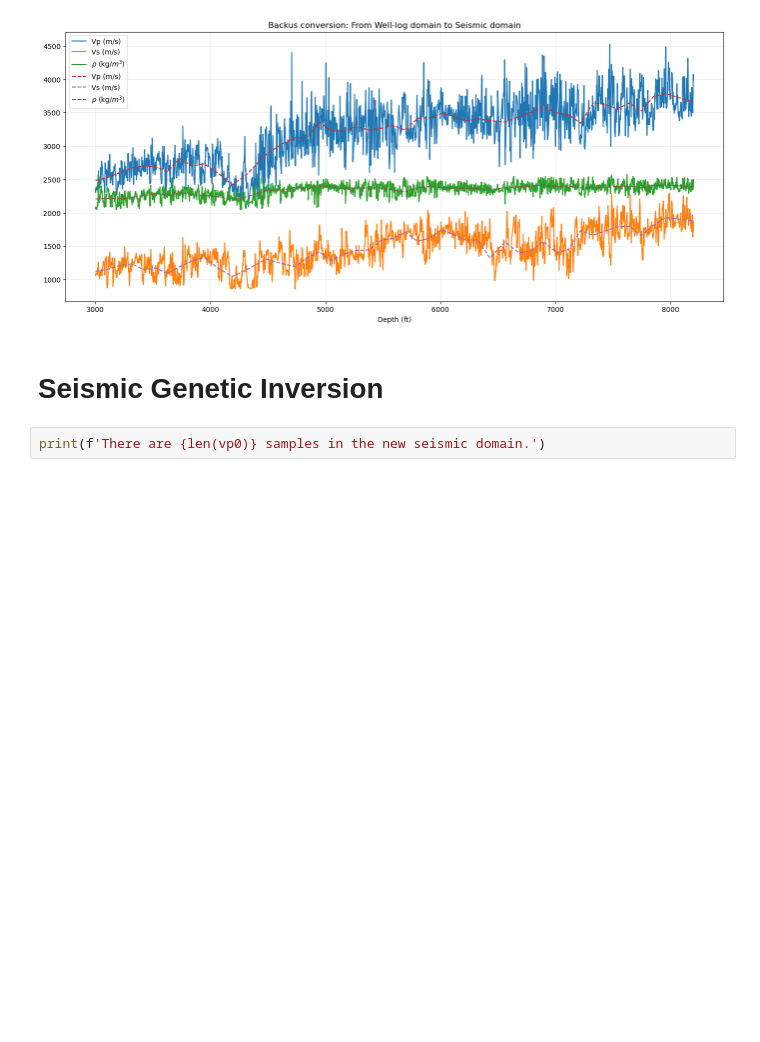
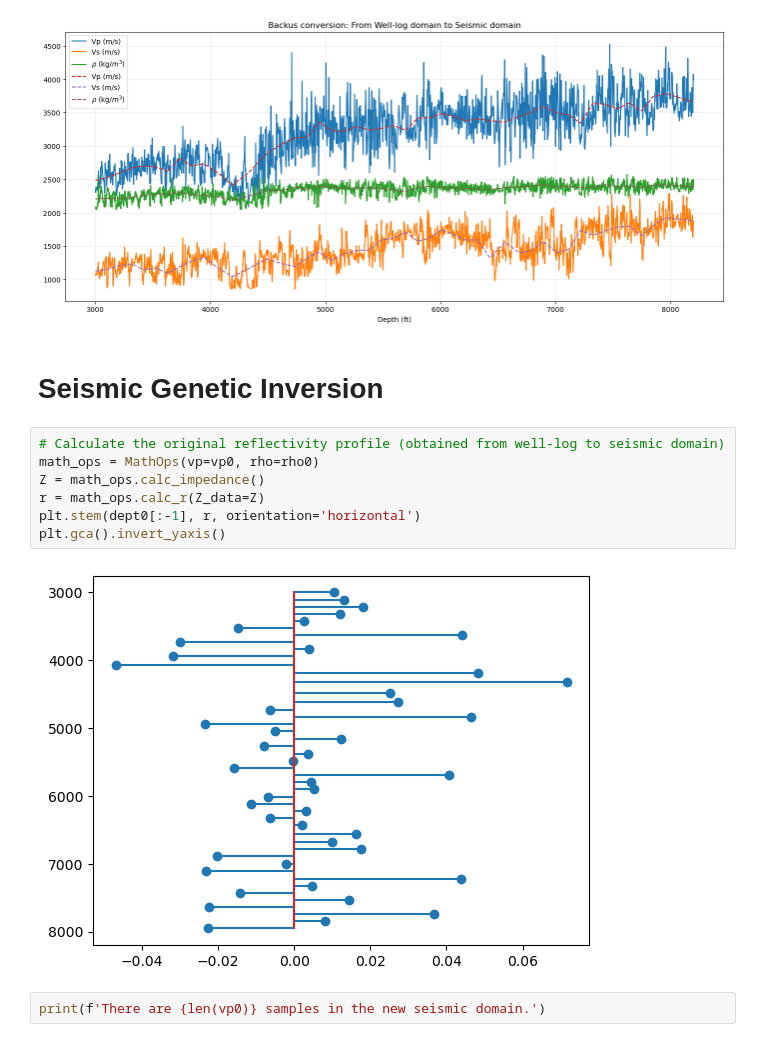
Before and after one commit to sfpoveda/seisinv, a Jupyter notebook: examples/Task 6/Seismic Genetic Inversion.ipynb, the cells around one changed output. Drawn from its saved outputs; the diff is of its cells as text; blank space fills up the shorter version.

```diff
--- a/examples/Task 6/Seismic Genetic Inversion.ipynb
+++ b/examples/Task 6/Seismic Genetic Inversion.ipynb
@@ -47,6 +47,15 @@ Text(0.5, 1.0, 'Backus conversion: From Well-log domain to Seismic domain')
 [figure]
 # %% [markdown]
 # Seismic Genetic Inversion
+# %%
+# Calculate the original reflectivity profile (obtained from well-log to seismic domain)
+math_ops = MathOps(vp=vp0, rho=rho0)
+Z = math_ops.calc_impedance()
+r = math_ops.calc_r(Z_data=Z)
+plt.stem(dept0[:-1], r, orientation='horizontal')
+plt.gca().invert_yaxis()
+# %% [output]
+[figure, added]
 # %%
 print(f'There are {len(vp0)} samples in the new seismic domain.')
 # %% [output]
```
Also changed, not shown: parts of 7 cells of this notebook, 1 other file.
